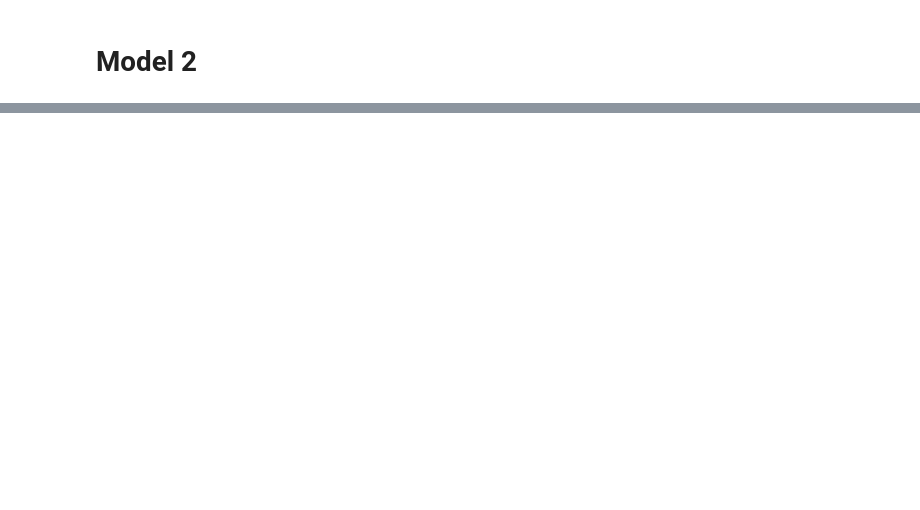
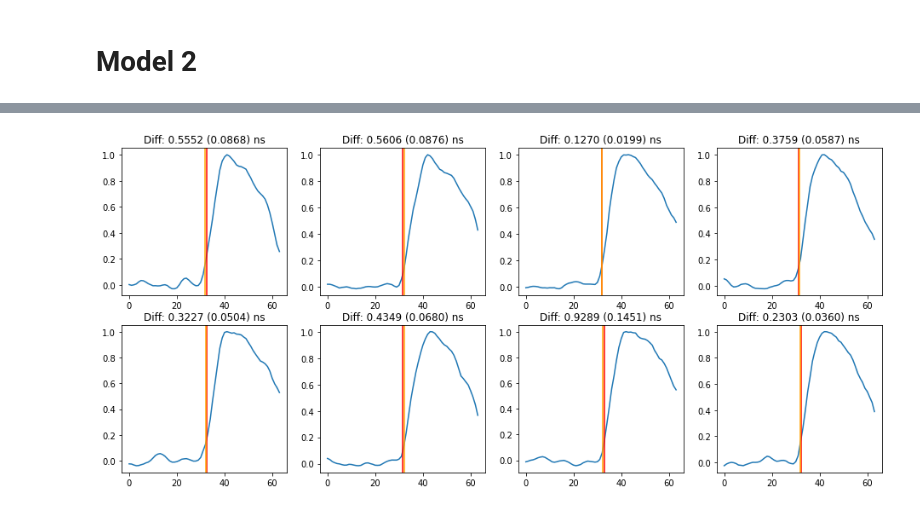
Before and after one commit to MatiXOfficial/pps-diamond-time-measurement, a Jupyter notebook: notebooks/nn_experiments.ipynb, the cells around one changed output, grey strips where cells are left out. Saved outputs shown, nothing was run; the diff lists cells and outputs as text; code cells hidden in the pictures; blank space fills up the shorter version.

```diff
--- a/notebooks/nn_experiments.ipynb
+++ b/notebooks/nn_experiments.ipynb
@@ -184,0 +182,31 @@ plot_difference_hist(y_test, y_pred, 17)
+# %%
+model = keras.Sequential([
+    layers.Input(64),
+    layers.Dropout(0.2),
+
+    layers.Dense(256, activation='relu'),
+    layers.Dropout(0.5),
+    layers.Dense(256, activation='relu'),
+    layers.Dropout(0.5),
+    layers.Dense(256, activation='relu'),
+    layers.Dropout(0.5),
+    layers.Dense(128, activation='relu'),
+    layers.Dropout(0.5),
+    layers.Dense(64, activation='relu'),
+    layers.Dropout(0.5),
+
+    layers.Dense(1)
+])
+
+model.compile(loss='mse', optimizer=optimizers.Adam(0.01))
+
+model_callbacks = []
+model_callbacks.append(callbacks.ReduceLROnPlateau(monitor='loss', factor=0.5, patience=50))
+model_callbacks.append(callbacks.ModelCheckpoint(filepath='model_weights/nn_experiments/model_3/weights', save_best_only=True, save_weights_only=True))
+model_callbacks.append(callbacks.EarlyStopping(patience=1000))
+
+# history = model.fit(X_train, y_train, epochs=10000, verbose=1, batch_size=2048, validation_data=(X_test, y_test), callbacks=model_callbacks).history
+# pd.DataFrame(history).to_csv('model_weights/nn_experiments/model_3/loss_log.csv')
+
+model.load_weights('model_weights/nn_experiments/model_3/weights')
+history = pd.read_csv('model_weights/nn_experiments/model_3/loss_log.csv')
@@ -184,0 +229,6 @@ plot_difference_hist(y_test, y_pred, 17)
+# %%
+plt.figure(figsize=(16, 7))
+y_pred = model.predict(X_test)[:, 0]
+plot_samples(X_test, y_test, y_pred)
+# %% [output]
+[figure, added]
```
Also changed, not shown: parts of 28 cells of this notebook, 22 other files.
